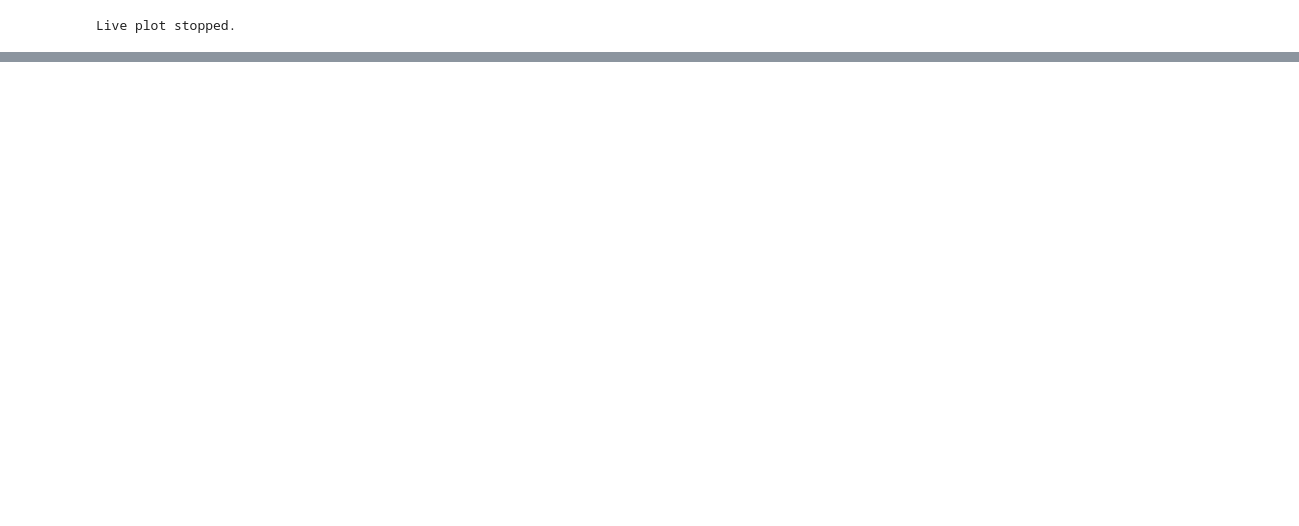
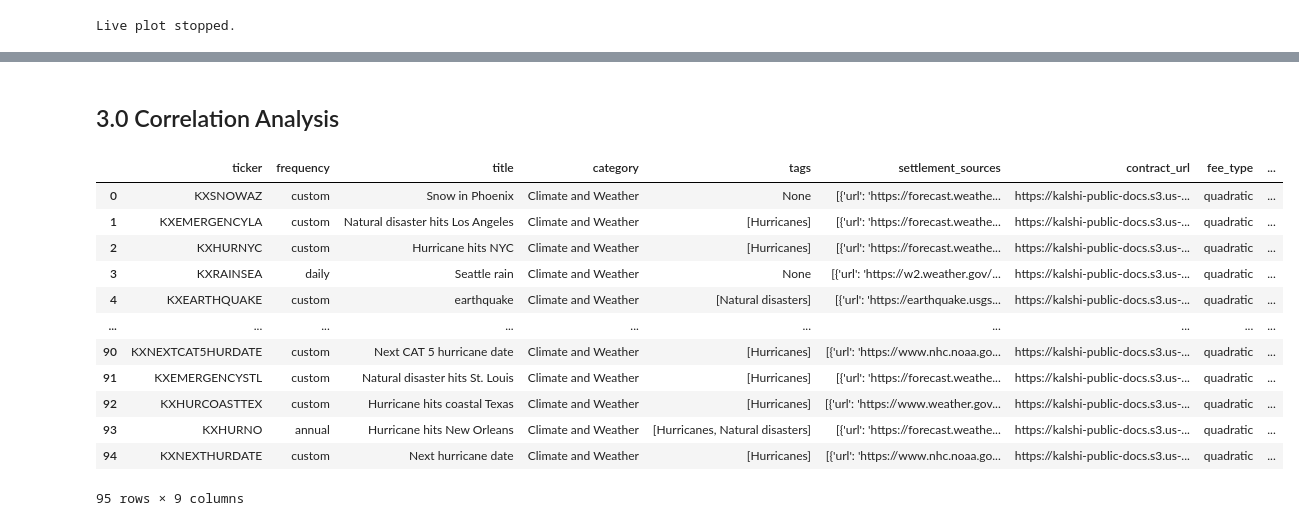
Before and after one commit to NiccoloComati/mykalshi, a Jupyter notebook: main.ipynb, the cells around one changed output, grey strips where cells are left out. Saved outputs shown, nothing was run; the diff lists cells and outputs as text; code cells hidden in the pictures; blank space fills up the shorter version.

```diff
--- a/main.ipynb
+++ b/main.ipynb
@@ -1090,0 +1072,21 @@ Round 1/5
+# %% [markdown]
+## 3.0 Correlation Analysis
+# %%
+weather_series = pd.json_normalize(events.get_series_list(category='Climate and Weather')['series'])
+weather_titles = pd.Series(weather_series['title'].unique())
+weather_titles.sort_values()
+weather_series
+# %% [output]
+|  | ticker | frequency | title | category | tags | settlement_sources | contract_url | fee_type | ... |
+| 0 | KXSNOWAZ | custom | Snow in Phoenix | Climate and Weather | None | [{'url': 'https://forecast.weathe... | https://kalshi-public-docs.s3.us-... | quadratic | ... |
+| 1 | KXEMERGENCYLA | custom | Natural disaster hits Los Angeles | Climate and Weather | [Hurricanes] | [{'url': 'https://forecast.weathe... | https://kalshi-public-docs.s3.us-... | quadratic | ... |
+| 2 | KXHURNYC | custom | Hurricane hits NYC | Climate and Weather | [Hurricanes] | [{'url': 'https://forecast.weathe... | https://kalshi-public-docs.s3.us-... | quadratic | ... |
+| 3 | KXRAINSEA | daily | Seattle rain | Climate and Weather | None | [{'url': 'https://w2.weather.gov/... | https://kalshi-public-docs.s3.us-... | quadratic | ... |
+| 4 | KXEARTHQUAKE | custom | earthquake | Climate and Weather | [Natural disasters] | [{'url': 'https://earthquake.usgs... | https://kalshi-public-docs.s3.us-... | quadratic | ... |
+| ... | ... | ... | ... | ... | ... | ... | ... | ... | ... |
+| 90 | KXNEXTCAT5HURDATE | custom | Next CAT 5 hurricane date | Climate and Weather | [Hurricanes] | [{'url': 'https://www.nhc.noaa.go... | https://kalshi-public-docs.s3.us-... | quadratic | ... |
+| 91 | KXEMERGENCYSTL | custom | Natural disaster hits St. Louis | Climate and Weather | [Hurricanes] | [{'url': 'https://forecast.weathe... | https://kalshi-public-docs.s3.us-... | quadratic | ... |
+| 92 | KXHURCOASTTEX | custom | Hurricane hits coastal Texas | Climate and Weather | [Hurricanes] | [{'url': 'https://www.weather.gov... | https://kalshi-public-docs.s3.us-... | quadratic | ... |
+| 93 | KXHURNO | annual | Hurricane hits New Orleans | Climate and Weather | [Hurricanes, Natural disasters] | [{'url': 'https://forecast.weathe... | https://kalshi-public-docs.s3.us-... | quadratic | ... |
+| 94 | KXNEXTHURDATE | custom | Next hurricane date | Climate and Weather | [Hurricanes] | [{'url': 'https://www.nhc.noaa.go... | https://kalshi-public-docs.s3.us-... | quadratic | ... |
+95 rows × 9 columns
```
Also changed, not shown: parts of 40 cells of this notebook, 2 other files.
